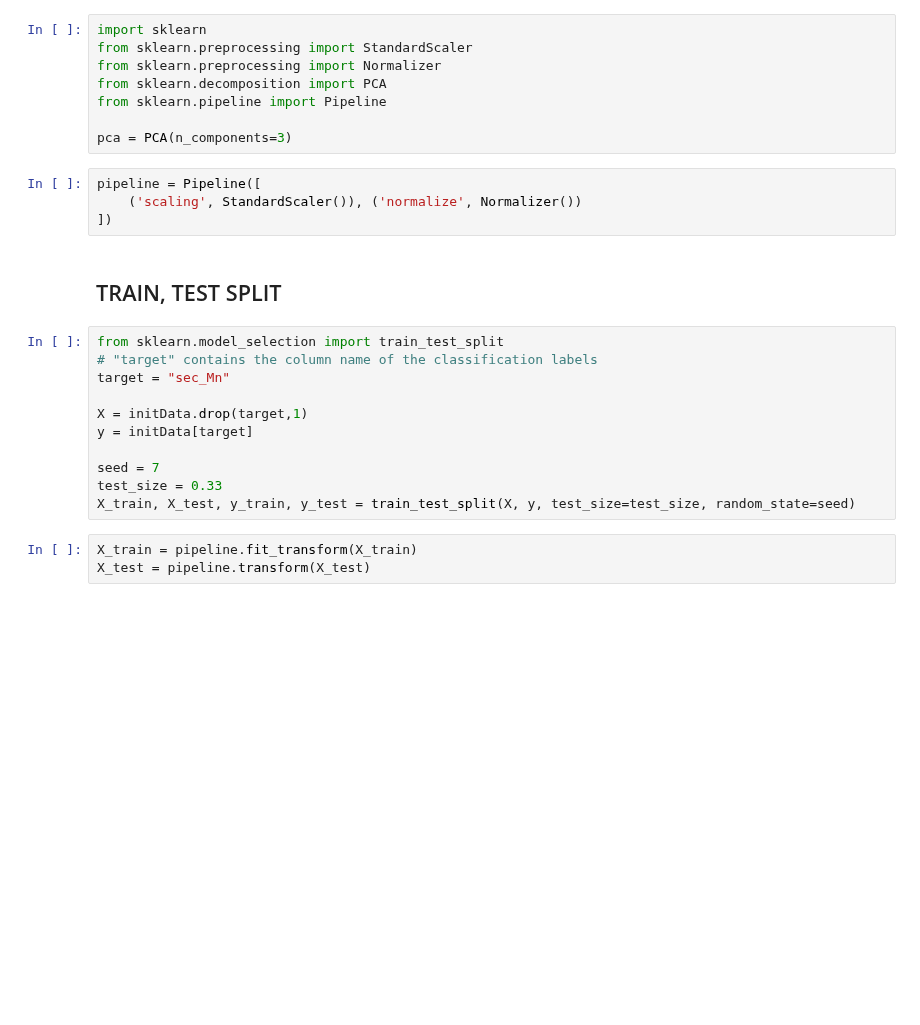
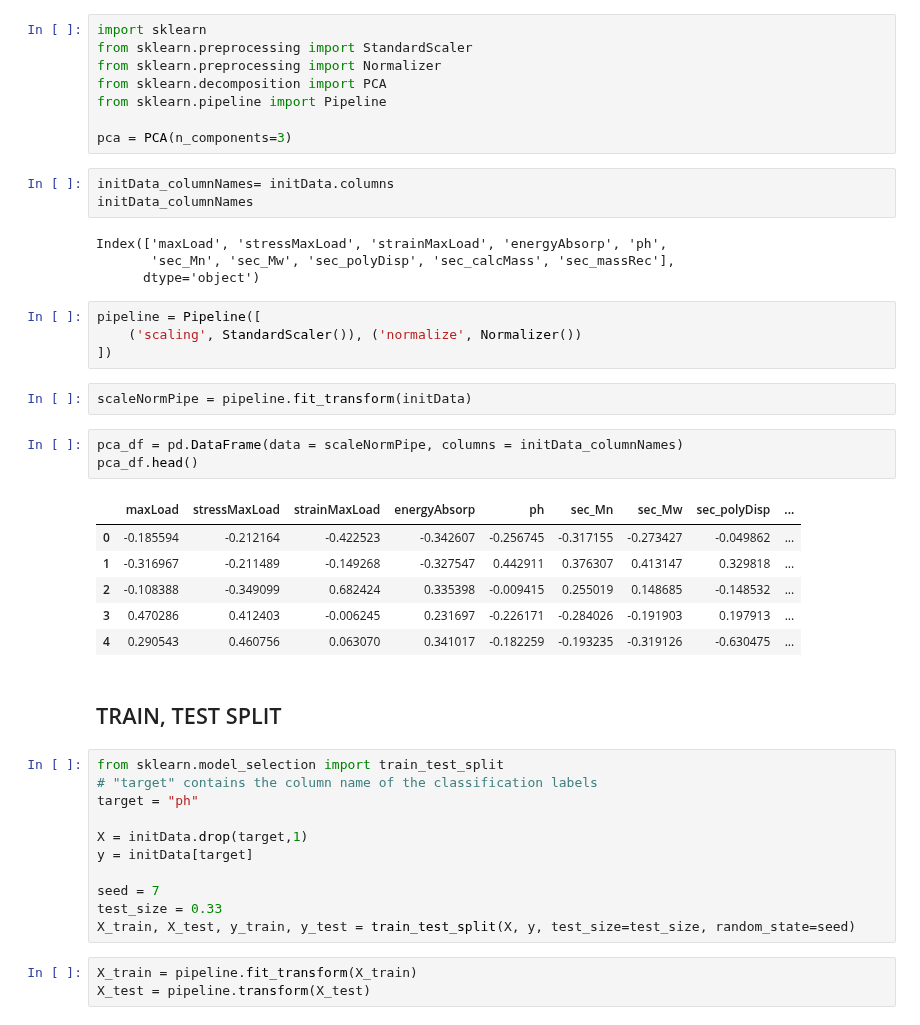
Before and after one commit to hujingc/umsi_loc_anc, a Jupyter notebook: Starting_PCA_Model.ipynb, the cells around one changed output. Cells and saved outputs as stored; diff of their text form; blank space fills up the shorter version.

```diff
--- a/Starting_PCA_Model.ipynb
+++ b/Starting_PCA_Model.ipynb
@@ -58,16 +44,35 @@ from sklearn.decomposition import PCA
 from sklearn.pipeline import Pipeline
 
 pca = PCA(n_components=3)
+# %%
+initData_columnNames= initData.columns
+initData_columnNames
+# %% [output]
+Index(['maxLoad', 'stressMaxLoad', 'strainMaxLoad', 'energyAbsorp', 'ph',
+       'sec_Mn', 'sec_Mw', 'sec_polyDisp', 'sec_calcMass', 'sec_massRec'],
+      dtype='object')
 # %%
 pipeline = Pipeline([
     ('scaling', StandardScaler()), ('normalize', Normalizer())
 ])
+# %%
+scaleNormPipe = pipeline.fit_transform(initData)
+# %%
+pca_df = pd.DataFrame(data = scaleNormPipe, columns = initData_columnNames)
+pca_df.head()
+# %% [output]
+|  | maxLoad | stressMaxLoad | strainMaxLoad | energyAbsorp | ph | sec_Mn | sec_Mw | sec_polyDisp | ... |
+| 0 | -0.185594 | -0.212164 | -0.422523 | -0.342607 | -0.256745 | -0.317155 | -0.273427 | -0.049862 | ... |
+| 1 | -0.316967 | -0.211489 | -0.149268 | -0.327547 | 0.442911 | 0.376307 | 0.413147 | 0.329818 | ... |
+| 2 | -0.108388 | -0.349099 | 0.682424 | 0.335398 | -0.009415 | 0.255019 | 0.148685 | -0.148532 | ... |
+| 3 | 0.470286 | 0.412403 | -0.006245 | 0.231697 | -0.226171 | -0.284026 | -0.191903 | 0.197913 | ... |
+| 4 | 0.290543 | 0.460756 | 0.063070 | 0.341017 | -0.182259 | -0.193235 | -0.319126 | -0.630475 | ... |
 # %% [markdown]
 ## TRAIN, TEST SPLIT
 # %%
 from sklearn.model_selection import train_test_split
 # "target" contains the column name of the classification labels
-target = "sec_Mn"
+target = "ph"
 
 X = initData.drop(target,1)
 y = initData[target]
```
Also changed, not shown: parts of 10 cells of this notebook.
